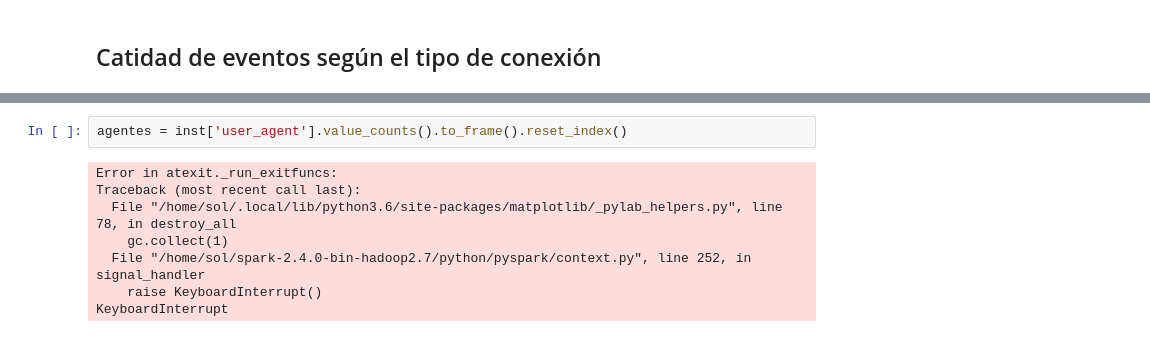
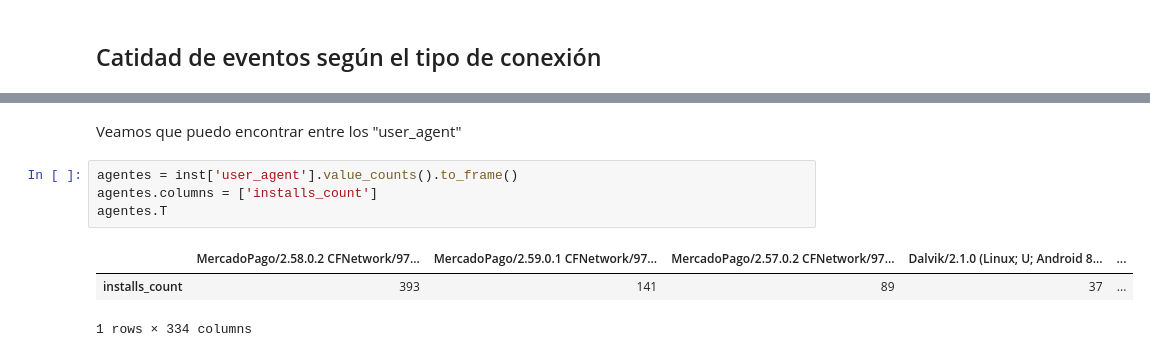
Before and after one commit to EscobarMariaSol/Organizacion-de-datos, a Jupyter notebook: TP1-Primeras-Pruebas.ipynb, the cells around one changed output, grey strips where cells are left out. Cells and saved outputs as stored; diff of their text form.

```diff
--- a/TP1-Primeras-Pruebas.ipynb
+++ b/TP1-Primeras-Pruebas.ipynb
@@ -40,10 +146,10 @@ inst.dtypes
+# %% [markdown]
+Veamos que puedo encontrar entre los "user_agent"
 # %%
-agentes = inst['user_agent'].value_counts().to_frame().reset_index()
+agentes = inst['user_agent'].value_counts().to_frame()
+agentes.columns = ['installs_count']
+agentes.T
 # %% [output]
+|  | MercadoPago/2.58.0.2 CFNetwork/97... | MercadoPago/2.59.0.1 CFNetwork/97... | MercadoPago/2.57.0.2 CFNetwork/97... | Dalvik/2.1.0 (Linux; U; Android 8... | ... |
+| installs_count | 393 | 141 | 89 | 37 | ... |
-Error in atexit._run_exitfuncs:
-Traceback (most recent call last):
-  File "/home/sol/.local/lib/python3.6/site-packages/matplotlib/_pylab_helpers.py", line 78, in destroy_all
-    gc.collect(1)
-  File "/home/sol/spark-2.4.0-bin-hadoop2.7/python/pyspark/context.py", line 252, in signal_handler
-    raise KeyboardInterrupt()
-KeyboardInterrupt
+1 rows × 334 columns
```
Also changed, not shown: parts of 15 cells of this notebook.
